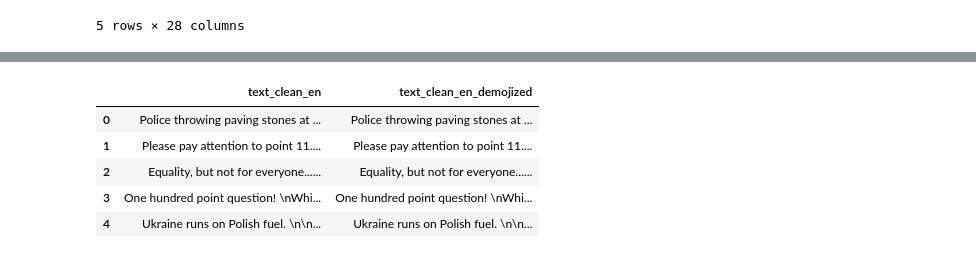
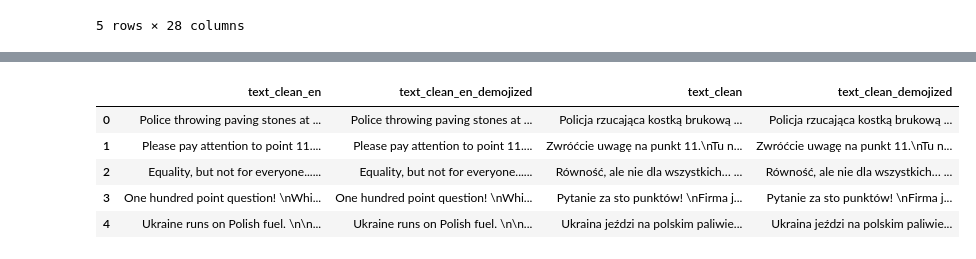
Before and after one commit to MPKuchciak/Twitter, a Jupyter notebook: 002. Basic Data Cleaning.ipynb, the cells around one changed output, grey strips where cells are left out. Saved outputs shown, nothing was run; the diff lists cells and outputs as text; code cells hidden in the pictures.

Commit message:
Update 002. Basic Data Cleaning.ipynb
further deletion of unnecessary codes
finished version 1 of code

```diff
--- a/002. Basic Data Cleaning.ipynb
+++ b/002. Basic Data Cleaning.ipynb
@@ -1264,0 +1001,35 @@ df['text_clean_en'] = df['text_clean_en'].replace('#VALUE!', pd.NA)
+# %%
+def count_emojis(text):
+    emoji_pattern = re.compile(
+        "["
+        "\U0001F600-\U0001F64F"  # Emoticons
+        "\U0001F300-\U0001F5FF"  # Symbols & pictographs
+        "\U0001F680-\U0001F6FF"  # Transport & map symbols
+        "\U0001F700-\U0001F77F"  # Alchemical symbols
+        "\U0001F780-\U0001F7FF"  # Geometric shapes
+        "\U0001F800-\U0001F8FF"  # Supplemental arrows
+        "\U0001F900-\U0001F9FF"  # Supplemental symbols and pictographs
+        "\U0001FA00-\U0001FA6F"  # Chess symbols
+        "\U0001FA70-\U0001FAFF"  # Symbols and pictographs extended-A
+        "\U00002702-\U000027B0"  # Dingbats
+        "\U000024C2-\U0001F251"  # Enclosed characters
+        "]+",
+        flags=re.UNICODE,
+    )
+    return len(emoji_pattern.findall(text))
+# %%
+# Demojize text columns
+df_clean_translated['text_clean_en_demojized'] = df_clean_translated['text_clean_en'].apply(
+    lambda x: emoji.demojize(str(x)) if pd.notnull(x) else x
+)
+df_clean_translated['text_clean_demojized'] = df_clean_translated['text_clean'].apply(
+    lambda x: emoji.demojize(str(x)) if pd.notnull(x) else x
+)
+
+# Count emojis in original text columns
+df_clean_translated['emoji_count_en'] = df_clean_translated['text_clean_en'].apply(
+    lambda x: count_emojis(str(x)) if pd.notnull(x) else 0
+)
+df_clean_translated['emoji_count'] = df_clean_translated['text_clean'].apply(
+    lambda x: count_emojis(str(x)) if pd.notnull(x) else 0
+)
@@ -1265,11 +1089,12 @@ df['text_clean_en'] = df['text_clean_en'].replace('#VALUE!', pd.NA)
 # %%
-df['text_clean_en_demojized'] = df['text_clean_en'].apply(lambda x: emoji.demojize(str(x)) if pd.notnull(x) else x)
+df_clean_translated['text_clean_en_demojized'] = df_clean_translated['text_clean_en'].apply(lambda x: emoji.demojize(str(x)) if pd.notnull(x) else x)
+df_clean_translated['text_clean_demojized'] = df_clean_translated['text_clean'].apply(lambda x: emoji.demojize(str(x)) if pd.notnull(x) else x)
 
-df[['text_clean_en', 'text_clean_en_demojized']].head()
+df_clean_translated[['text_clean_en', 'text_clean_en_demojized', 'text_clean', 'text_clean_demojized']].head()
 # %% [output]
-|  | text_clean_en | text_clean_en_demojized |
-| 0 | Police throwing paving stones at ... | Police throwing paving stones at ... |
-| 1 | Please pay attention to point 11.... | Please pay attention to point 11.... |
-| 2 | Equality, but not for everyone...... | Equality, but not for everyone...... |
-| 3 | One hundred point question! \nWhi... | One hundred point question! \nWhi... |
-| 4 | Ukraine runs on Polish fuel. \n\n... | Ukraine runs on Polish fuel. \n\n... |
+|  | text_clean_en | text_clean_en_demojized | text_clean | text_clean_demojized |
+| 0 | Police throwing paving stones at ... | Police throwing paving stones at ... | Policja rzucająca kostką brukową ... | Policja rzucająca kostką brukową ... |
+| 1 | Please pay attention to point 11.... | Please pay attention to point 11.... | Zwróćcie uwagę na punkt 11.\nTu n... | Zwróćcie uwagę na punkt 11.\nTu n... |
+| 2 | Equality, but not for everyone...... | Equality, but not for everyone...... | Równość, ale nie dla wszystkich… ... | Równość, ale nie dla wszystkich… ... |
+| 3 | One hundred point question! \nWhi... | One hundred point question! \nWhi... | Pytanie za sto punktów! \nFirma j... | Pytanie za sto punktów! \nFirma j... |
+| 4 | Ukraine runs on Polish fuel. \n\n... | Ukraine runs on Polish fuel. \n\n... | Ukraina jeździ na polskim paliwie... | Ukraina jeździ na polskim paliwie... |
```
Also changed, not shown: parts of 26 cells of this notebook.
